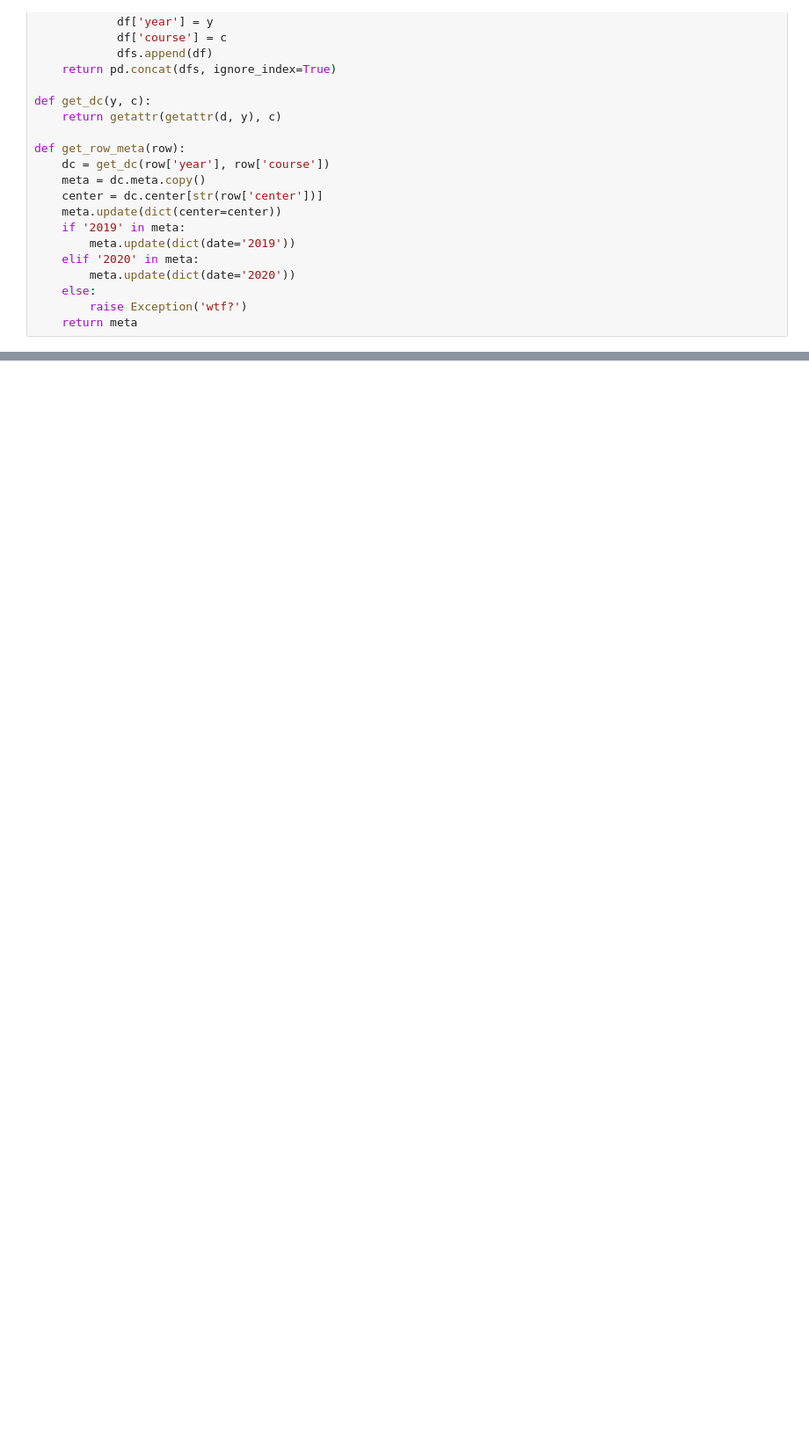
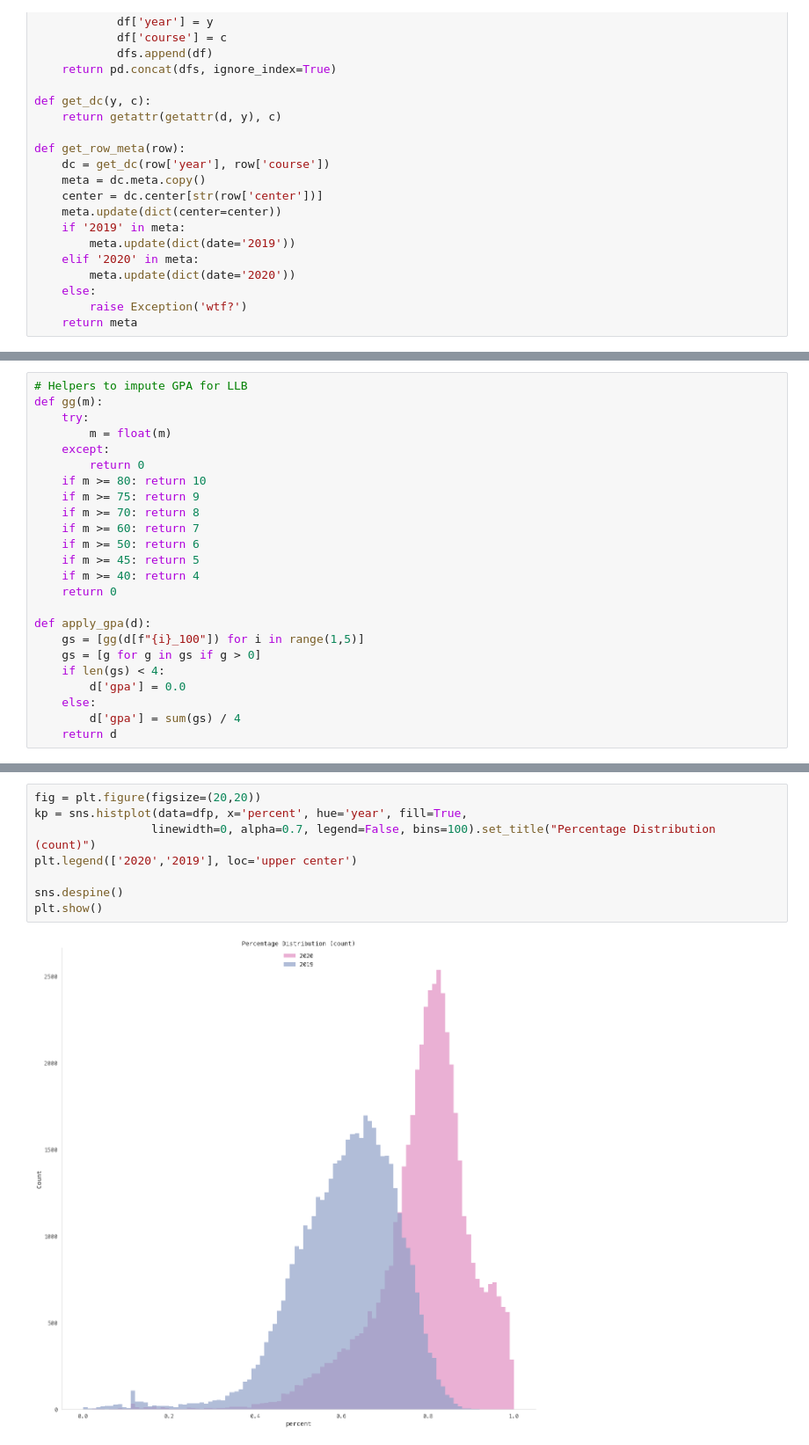
Before and after one commit to 18alantom/the_genius_batch, a Jupyter notebook: Plotting It.ipynb, the cells around one changed output, grey strips where cells are left out. Shown at 88% size. Drawn from its saved outputs; the diff is of its cells as text; blank space fills up the shorter version.

```diff
--- a/Plotting It.ipynb
+++ b/Plotting It.ipynb
@@ -91,0 +160,24 @@ memory usage: 7.9+ MB
+# %%
+# Helpers to impute GPA for LLB
+def gg(m):
+    try:
+        m = float(m)
+    except:
+        return 0
+    if m >= 80: return 10
+    if m >= 75: return 9
+    if m >= 70: return 8
+    if m >= 60: return 7
+    if m >= 50: return 6
+    if m >= 45: return 5
+    if m >= 40: return 4
+    return 0
+
+def apply_gpa(d):
+    gs = [gg(d[f"{i}_100"]) for i in range(1,5)]
+    gs = [g for g in gs if g > 0]
+    if len(gs) < 4:
+        d['gpa'] = 0.0
+    else:
+        d['gpa'] = sum(gs) / 4
+    return d
@@ -91,0 +249,10 @@ memory usage: 7.9+ MB
+# %%
+fig = plt.figure(figsize=(20,20))
+kp = sns.histplot(data=dfp, x='percent', hue='year', fill=True,
+                 linewidth=0, alpha=0.7, legend=False, bins=100).set_title("Percentage Distribution (count)")
+plt.legend(['2020','2019'], loc='upper center')
+
+sns.despine()
+plt.show()
+# %% [output]
+[figure, added]
```
Also changed, not shown: parts of 106 cells of this notebook.
